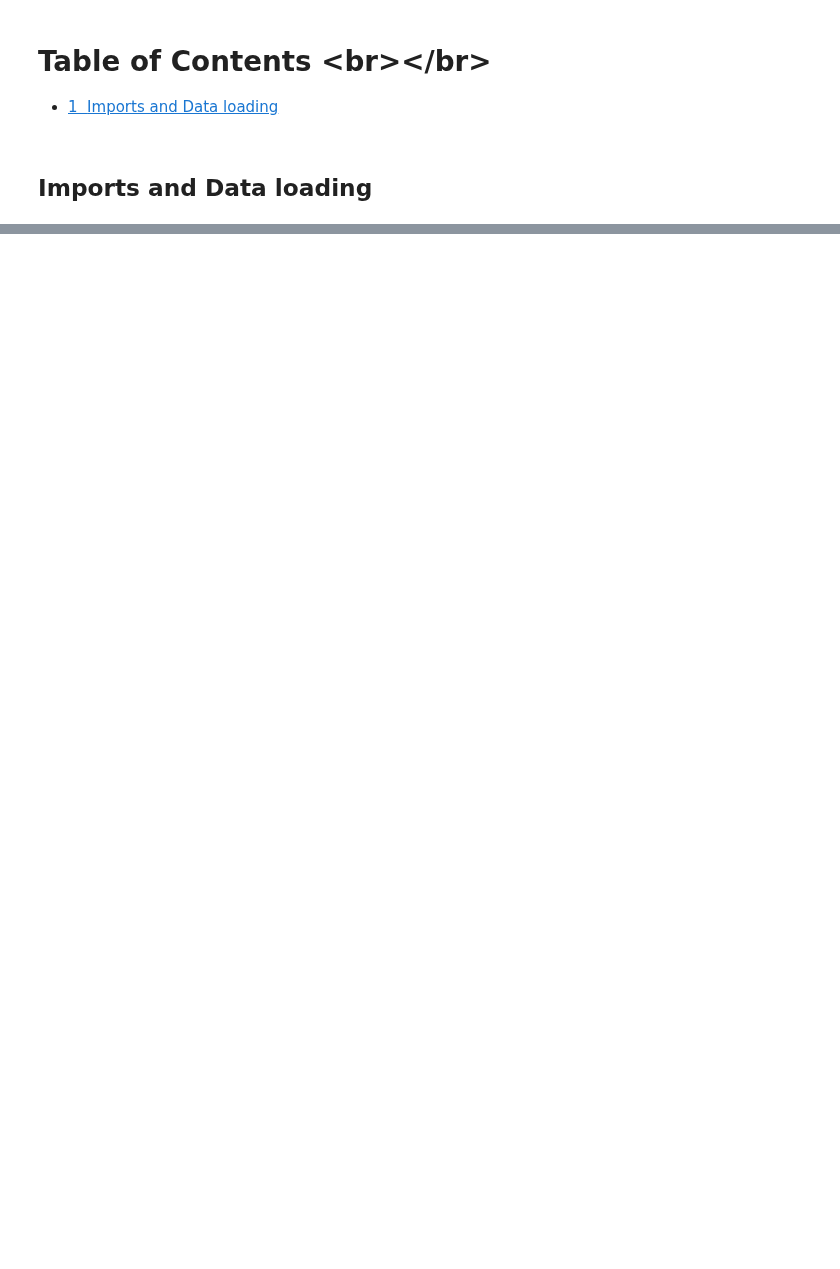
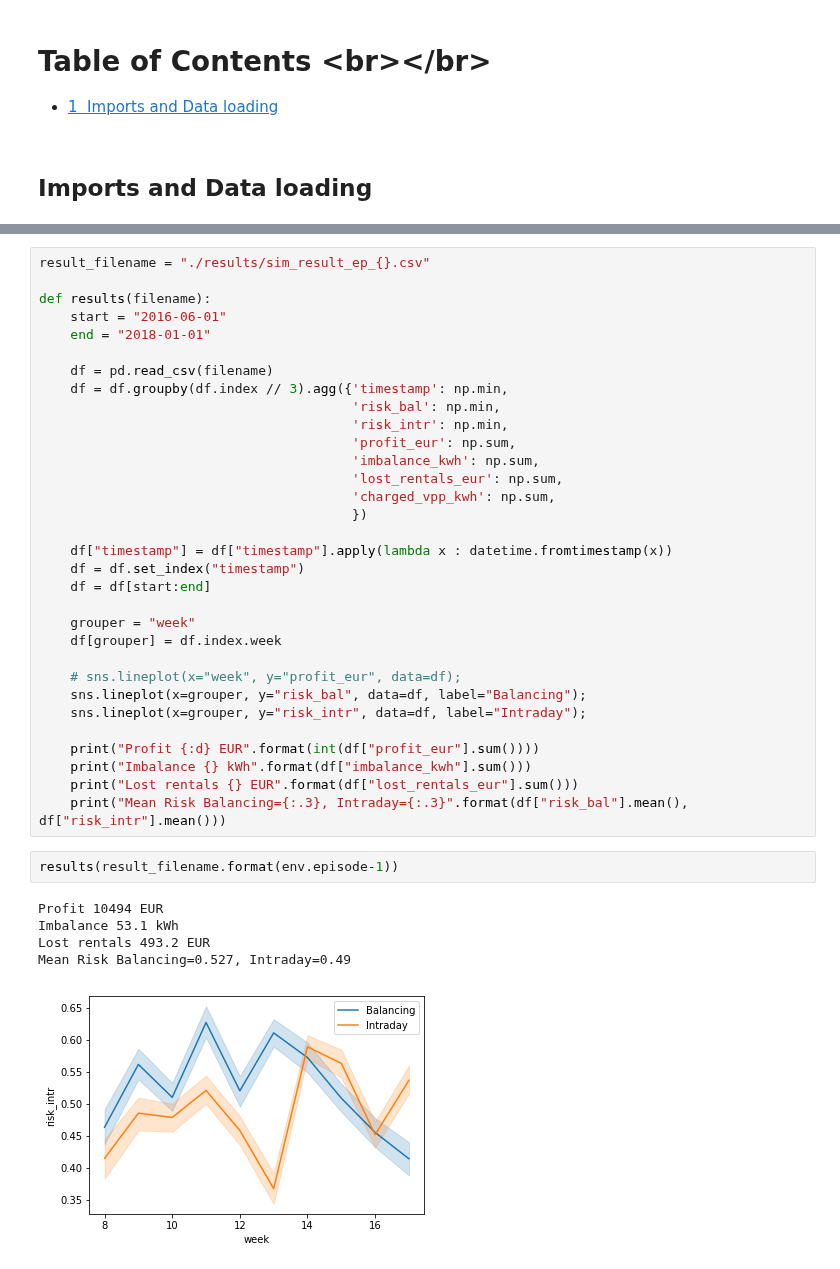
Before and after one commit to indyfree/FleetSim, a Jupyter notebook: notebooks/08-RL-Gym.ipynb, the cells around one changed output, grey strips where cells are left out. Saved outputs shown, nothing was run; the diff lists cells and outputs as text; blank space fills up the shorter version.

Commit message:
[nb/results] Add RL results

```diff
--- a/notebooks/08-RL-Gym.ipynb
+++ b/notebooks/08-RL-Gym.ipynb
@@ -114,0 +109,40 @@ Episode 1: reward: 2421.272, steps: 6429
+# %%
+result_filename = "./results/sim_result_ep_{}.csv"
+
+def results(filename):
+    start = "2016-06-01"
+    end = "2018-01-01"
+
+    df = pd.read_csv(filename)
+    df = df.groupby(df.index // 3).agg({'timestamp': np.min,
+                                        'risk_bal': np.min,
+                                        'risk_intr': np.min,
+                                        'profit_eur': np.sum,
+                                        'imbalance_kwh': np.sum,
+                                        'lost_rentals_eur': np.sum,
+                                        'charged_vpp_kwh': np.sum,
+                                        })
+
+    df["timestamp"] = df["timestamp"].apply(lambda x : datetime.fromtimestamp(x))
+    df = df.set_index("timestamp")
+    df = df[start:end]
+
+    grouper = "week"
+    df[grouper] = df.index.week
+
+    # sns.lineplot(x="week", y="profit_eur", data=df);
+    sns.lineplot(x=grouper, y="risk_bal", data=df, label="Balancing");
+    sns.lineplot(x=grouper, y="risk_intr", data=df, label="Intraday");
+
+    print("Profit {:d} EUR".format(int(df["profit_eur"].sum())))
+    print("Imbalance {} kWh".format(df["imbalance_kwh"].sum()))
+    print("Lost rentals {} EUR".format(df["lost_rentals_eur"].sum()))
+    print("Mean Risk Balancing={:.3}, Intraday={:.3}".format(df["risk_bal"].mean(), df["risk_intr"].mean()))
+# %%
+results(result_filename.format(env.episode-1))
+# %% [output]
+Profit 10494 EUR
+Imbalance 53.1 kWh
+Lost rentals 493.2 EUR
+Mean Risk Balancing=0.527, Intraday=0.49
+[figure, added]
```
Also changed, not shown: parts of 9 cells of this notebook, 6 other files.
